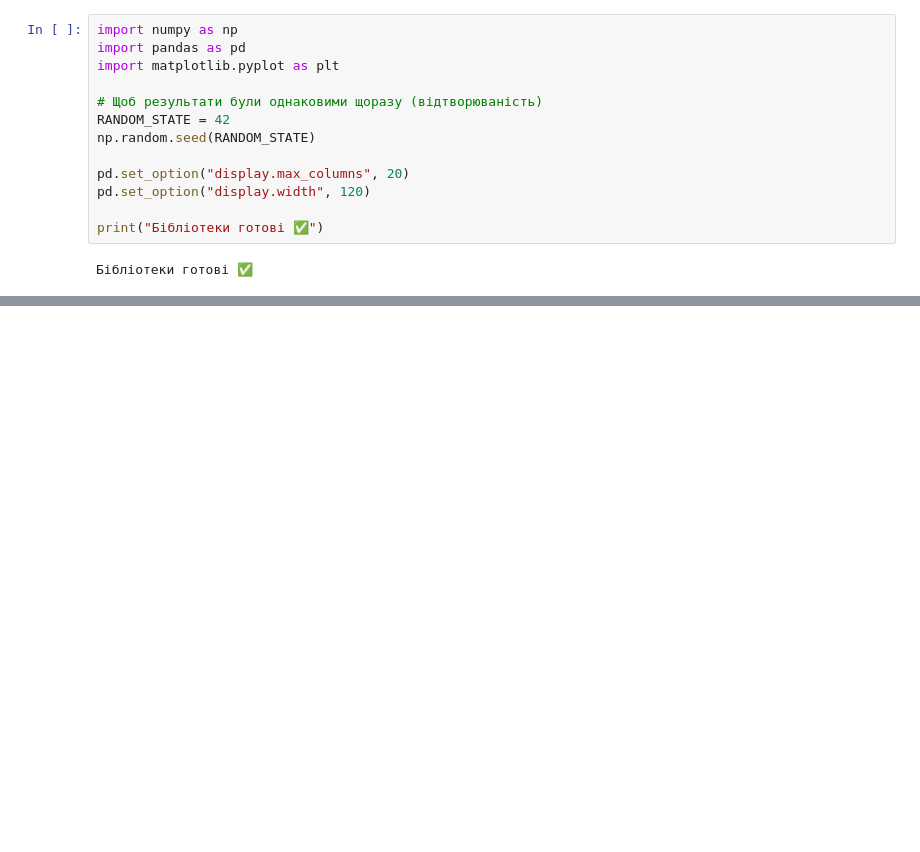
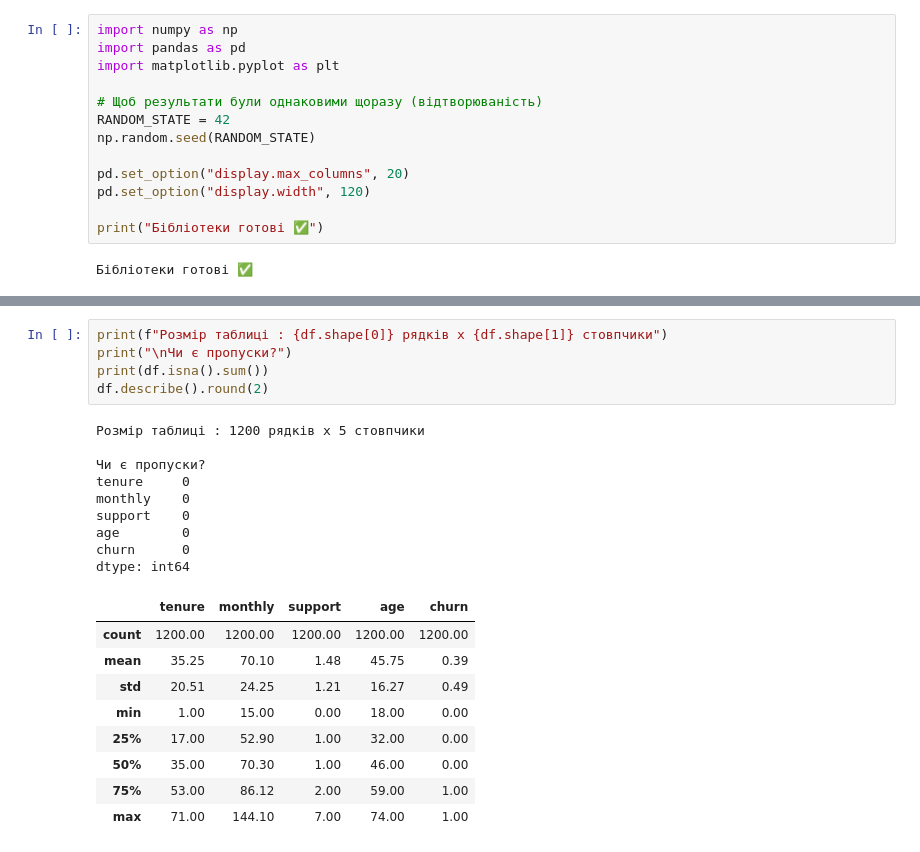
Before and after one commit to edik06031-rgb/DTA_2026, a Jupyter notebook: ML/Classification_DecisionTreeClassifier.ipynb, the cells around one changed output, grey strips where cells are left out. Saved outputs shown, nothing was run; the diff lists cells and outputs as text; blank space fills up the shorter version.

```diff
--- a/ML/Classification_DecisionTreeClassifier.ipynb
+++ b/ML/Classification_DecisionTreeClassifier.ipynb
@@ -48,3 +48,27 @@ cdf.head()
 | 2 | 61 | 43.2 | 4 | 73 | 0 |
 | 3 | 21 | 87.1 | 0 | 46 | 1 |
 | 4 | 24 | 65.9 | 1 | 69 | 1 |
+# %%
+print(f"Розмір таблиці : {df.shape[0]} рядків x {df.shape[1]} стовпчики")
+print("\nЧи є пропуски?")
+print(df.isna().sum())
+df.describe().round(2)
+# %% [output]
+Розмір таблиці : 1200 рядків x 5 стовпчики
+
+Чи є пропуски?
+tenure     0
+monthly    0
+support    0
+age        0
+churn      0
+dtype: int64
+|  | tenure | monthly | support | age | churn |
+| count | 1200.00 | 1200.00 | 1200.00 | 1200.00 | 1200.00 |
+| mean | 35.25 | 70.10 | 1.48 | 45.75 | 0.39 |
+| std | 20.51 | 24.25 | 1.21 | 16.27 | 0.49 |
+| min | 1.00 | 15.00 | 0.00 | 18.00 | 0.00 |
+| 25% | 17.00 | 52.90 | 1.00 | 32.00 | 0.00 |
+| 50% | 35.00 | 70.30 | 1.00 | 46.00 | 0.00 |
+| 75% | 53.00 | 86.12 | 2.00 | 59.00 | 1.00 |
+| max | 71.00 | 144.10 | 7.00 | 74.00 | 1.00 |
```
Also changed, not shown: parts of 6 cells of this notebook.
